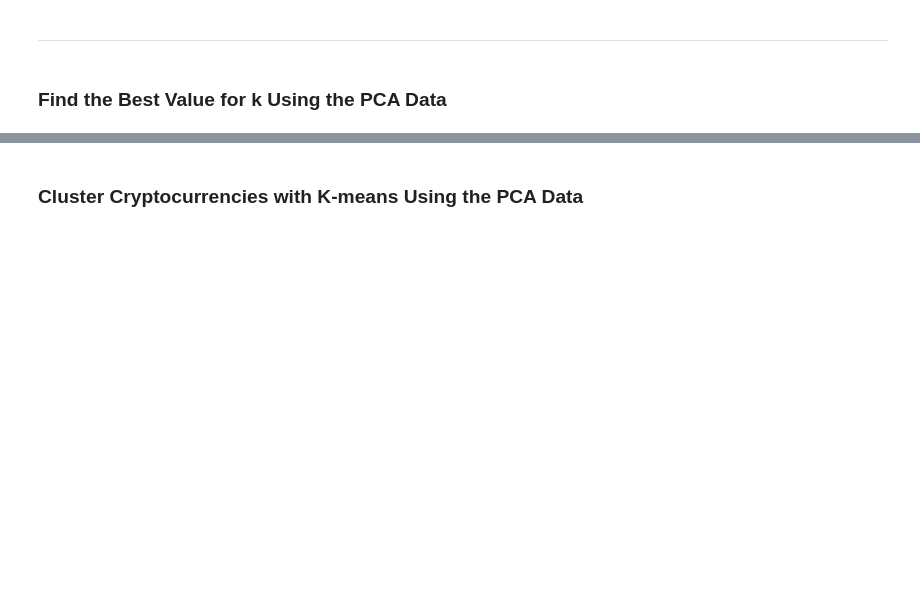
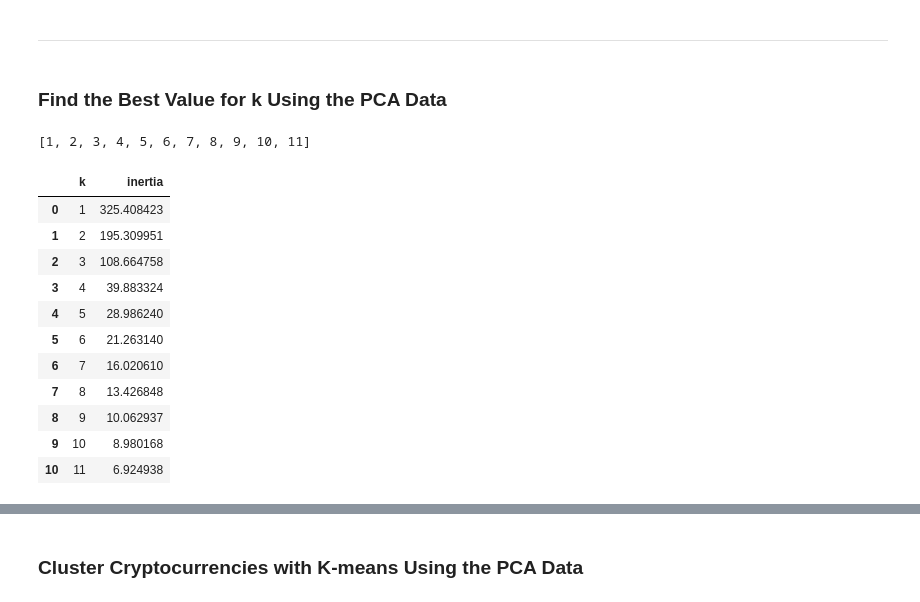
Before and after one commit to jkspiva/unsupervised-learning-challenge, a Jupyter notebook: Crypto_Clustering.ipynb, the cells around one changed output, grey strips where cells are left out. Saved outputs shown, nothing was run; the diff lists cells and outputs as text; code cells hidden in the pictures; blank space fills up the shorter version.

```diff
--- a/Crypto_Clustering.ipynb
+++ b/Crypto_Clustering.ipynb
@@ -215,5 +234,7 @@ array([3, 3, 0, 0, 3, 3, 3, 3, 3, 0, 0, 0, 0, 3, 0, 3, 0, 0, 3, 0, 0, 3,
 # %%
 # Use the PCA model with `fit_transform` to reduce to
 # three principal components.
+clusters_pca = pca.fit_transform(predicted_clusters_df)
 
 # View the first five rows of the DataFrame.
+clusters_pca[:5]
@@ -229,12 +265,15 @@ array([3, 3, 0, 0, 3, 3, 3, 3, 3, 0, 0, 0, 0, 3, 0, 3, 0, 0, 3, 0, 0, 3,
 # %%
 # Create a new DataFrame with the PCA data.
+cluster_pca_df = pd.DataFrame(clusters_pca, columns=['PCA1', 'PCA2', 'PCA3'])
 
 # Creating a DataFrame with the PCA data
 
+
 # Copy the crypto names from the original data
-
+cluster_pca_df['coin_id'] = list(predicted_clusters_df.index)
 
 # Set the coinid column as index
-
+cluster_pca_df = cluster_pca_df.set_index('coin_id')
 
 # Display sample data
+cluster_pca_df.head()
@@ -244,19 +291,43 @@ array([3, 3, 0, 0, 3, 3, 3, 3, 3, 0, 0, 0, 0, 3, 0, 3, 0, 0, 3, 0, 0, 3,
 ### Find the Best Value for k Using the PCA Data
 # %%
 # Create a list with the number of k-values from 1 to 11
+k = list(range(1,12))
+k
+# %% [output]
+[1, 2, 3, 4, 5, 6, 7, 8, 9, 10, 11]
 # %%
 # Create an empty list to store the inertia values
-
+inertia2 = []
 
 # Create a for loop to compute the inertia with each possible value of k
 # Inside the loop:
 # 1. Create a KMeans model using the loop counter for the n_clusters
 # 2. Fit the model to the data using `df_market_data_pca`
 # 3. Append the model.inertia_ to the inertia list
+for i in k:
+    model = KMeans(n_clusters=i, random_state=10)
+    model.fit(cluster_pca_df)
+    inertia2.append(model.inertia_)
 # %%
 # Create a dictionary with the data to plot the Elbow curve
+elbow2 = {'k': k, 'inertia': inertia2}
 
 # Create a DataFrame with the data to plot the Elbow curve
+elbow_df2 = pd.DataFrame(elbow2)
+elbow_df2
+# %% [output]
+|  | k | inertia |
+| 0 | 1 | 325.408423 |
+| 1 | 2 | 195.309951 |
+| 2 | 3 | 108.664758 |
+| 3 | 4 | 39.883324 |
+| 4 | 5 | 28.986240 |
+| 5 | 6 | 21.263140 |
+| 6 | 7 | 16.020610 |
+| 7 | 8 | 13.426848 |
+| 8 | 9 | 10.062937 |
+| 9 | 10 | 8.980168 |
+| 10 | 11 | 6.924938 |
 # %%
 # Plot a line chart with all the inertia values computed with
 # the different values of k to visually identify the optimal value for k.
```
Also changed, not shown: parts of 21 cells of this notebook.
